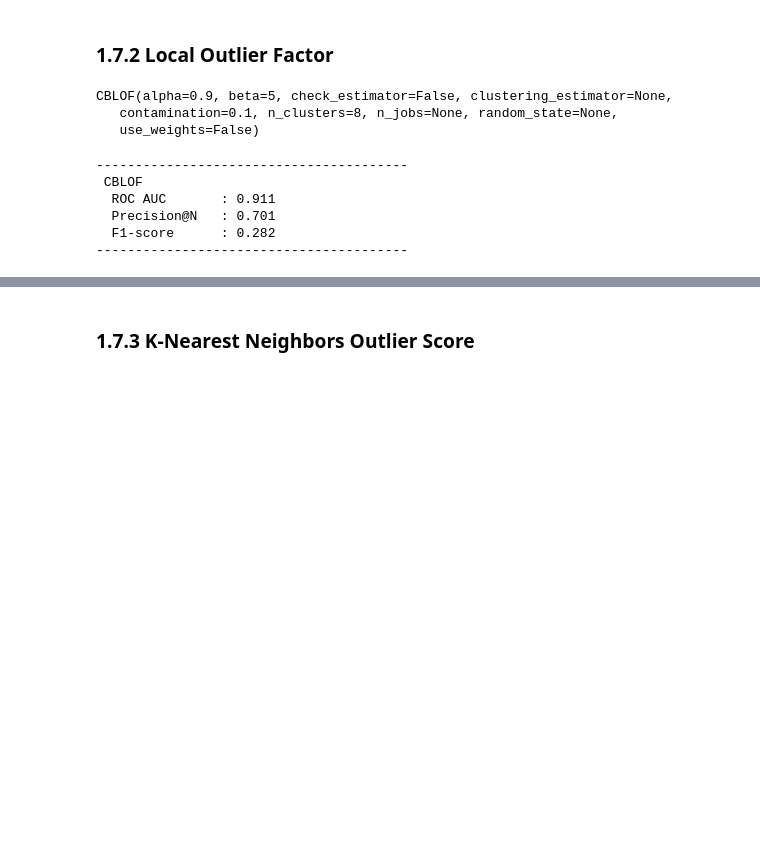
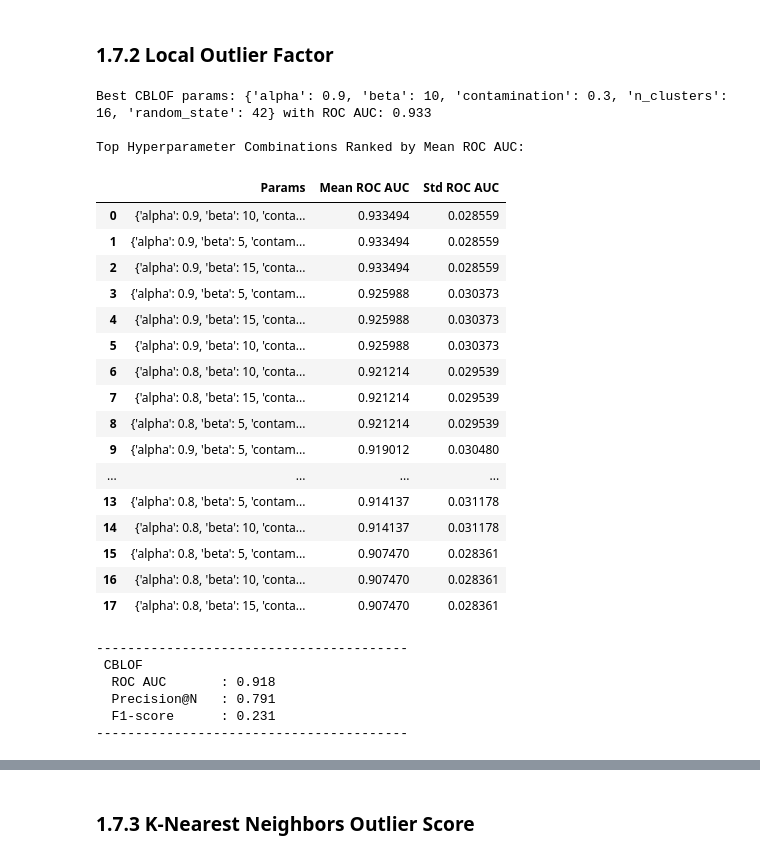
Before and after one commit to JohnPaulinePineda/Portfolio_Project_61, a Jupyter notebook: codes/DetectingAndEvaluatingAnomaliesInCategoricalDataUnderSupervisedAndUnsupervisedSettings.ipynb, the cells around one changed output, grey strips where cells are left out. Saved outputs shown, nothing was run; the diff lists cells and outputs as text; code cells hidden in the pictures; blank space fills up the shorter version.

```diff
--- a/codes/DetectingAndEvaluatingAnomaliesInCategoricalDataUnderSupervisedAndUnsupervisedSettings.ipynb
+++ b/codes/DetectingAndEvaluatingAnomaliesInCategoricalDataUnderSupervisedAndUnsupervisedSettings.ipynb
@@ -1694,28 +1694,3 @@ evaluate_supervised_outlier_detection_model(model_iforest, X_validation, y_valid
 ----------------------------------------
 # %% [markdown]
 ### 1.7.2 Local Outlier Factor <a class="anchor" id="1.7.2"></a>
-# %%
-##################################
-# Formulating a supervised learning model
-# based on Local Outlier Factor
-##################################
-model_cblof = CBLOF()
-model_cblof.fit(X_train)
-# %% [output]
-CBLOF(alpha=0.9, beta=5, check_estimator=False, clustering_estimator=None,
-   contamination=0.1, n_clusters=8, n_jobs=None, random_state=None,
-   use_weights=False)
-# %%
-##################################
-# Evaluating the apparent performance
-# of the supervised learning model
-# based on Local Outlier Factor
-##################################
-evaluate_supervised_outlier_detection_model(model_cblof, X_train, y_train, "CBLOF")
-# %% [output]
-----------------------------------------
- CBLOF
-  ROC AUC       : 0.911
-  Precision@N   : 0.701
-  F1-score      : 0.282
-----------------------------------------
@@ -1721,0 +1709,46 @@ evaluate_supervised_outlier_detection_model(model_cblof, X_train, y_train, "CBLO
+# %%
+##################################
+# Conducting hyperparameter tuning
+# using a Monte Carlo cross-validation setup
+# and identifying the optimal hyperparamter combination
+# based on Local Outlier Factor
+##################################
+best_cblof_params, cblof_results_df = monte_carlo_cv(CBLOF, cblof_grid, X_train, y_train, model_name="CBLOF")
+model_cblof = CBLOF(**best_cblof_params)
+# %% [output]
+Best CBLOF params: {'alpha': 0.9, 'beta': 10, 'contamination': 0.3, 'n_clusters': 16, 'random_state': 42} with ROC AUC: 0.933
+
+Top Hyperparameter Combinations Ranked by Mean ROC AUC:
+|  | Params | Mean ROC AUC | Std ROC AUC |
+| 0 | {'alpha': 0.9, 'beta': 10, 'conta... | 0.933494 | 0.028559 |
+| 1 | {'alpha': 0.9, 'beta': 5, 'contam... | 0.933494 | 0.028559 |
+| 2 | {'alpha': 0.9, 'beta': 15, 'conta... | 0.933494 | 0.028559 |
+| 3 | {'alpha': 0.9, 'beta': 5, 'contam... | 0.925988 | 0.030373 |
+| 4 | {'alpha': 0.9, 'beta': 15, 'conta... | 0.925988 | 0.030373 |
+| 5 | {'alpha': 0.9, 'beta': 10, 'conta... | 0.925988 | 0.030373 |
+| 6 | {'alpha': 0.8, 'beta': 10, 'conta... | 0.921214 | 0.029539 |
+| 7 | {'alpha': 0.8, 'beta': 15, 'conta... | 0.921214 | 0.029539 |
+| 8 | {'alpha': 0.8, 'beta': 5, 'contam... | 0.921214 | 0.029539 |
+| 9 | {'alpha': 0.9, 'beta': 5, 'contam... | 0.919012 | 0.030480 |
+| ... | ... | ... | ... |
+| 13 | {'alpha': 0.8, 'beta': 5, 'contam... | 0.914137 | 0.031178 |
+| 14 | {'alpha': 0.8, 'beta': 10, 'conta... | 0.914137 | 0.031178 |
+| 15 | {'alpha': 0.8, 'beta': 5, 'contam... | 0.907470 | 0.028361 |
+| 16 | {'alpha': 0.8, 'beta': 10, 'conta... | 0.907470 | 0.028361 |
+| 17 | {'alpha': 0.8, 'beta': 15, 'conta... | 0.907470 | 0.028361 |
+# %%
+##################################
+# Conducting apparent validation
+# of the optimal Local Outlier Factor
+# using the train data
+##################################
+model_cblof.fit(X_train)
+model_cblof.decision_scores_ = model_cblof.decision_function(X_train.values)
+evaluate_supervised_outlier_detection_model(model_cblof, X_train, y_train, "CBLOF")
+# %% [output]
+----------------------------------------
+ CBLOF
+  ROC AUC       : 0.918
+  Precision@N   : 0.791
+  F1-score      : 0.231
+----------------------------------------
```
Also changed, not shown: parts of 5 cells of this notebook, 2 other files.
